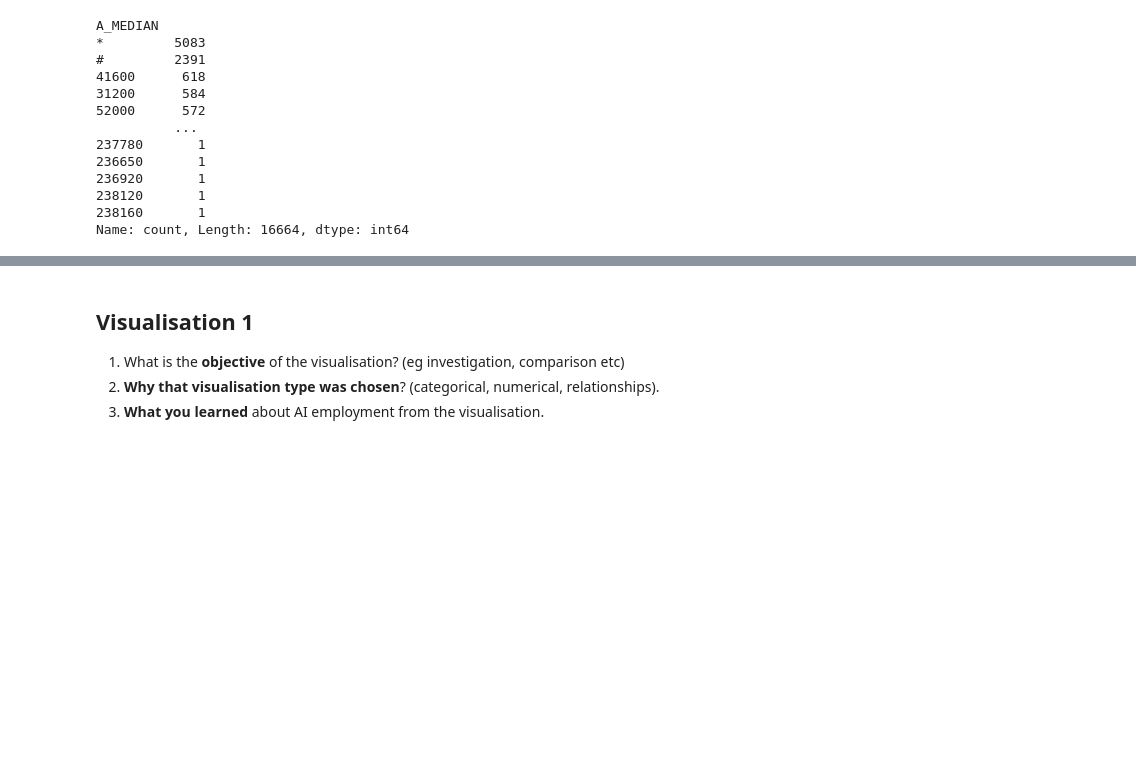
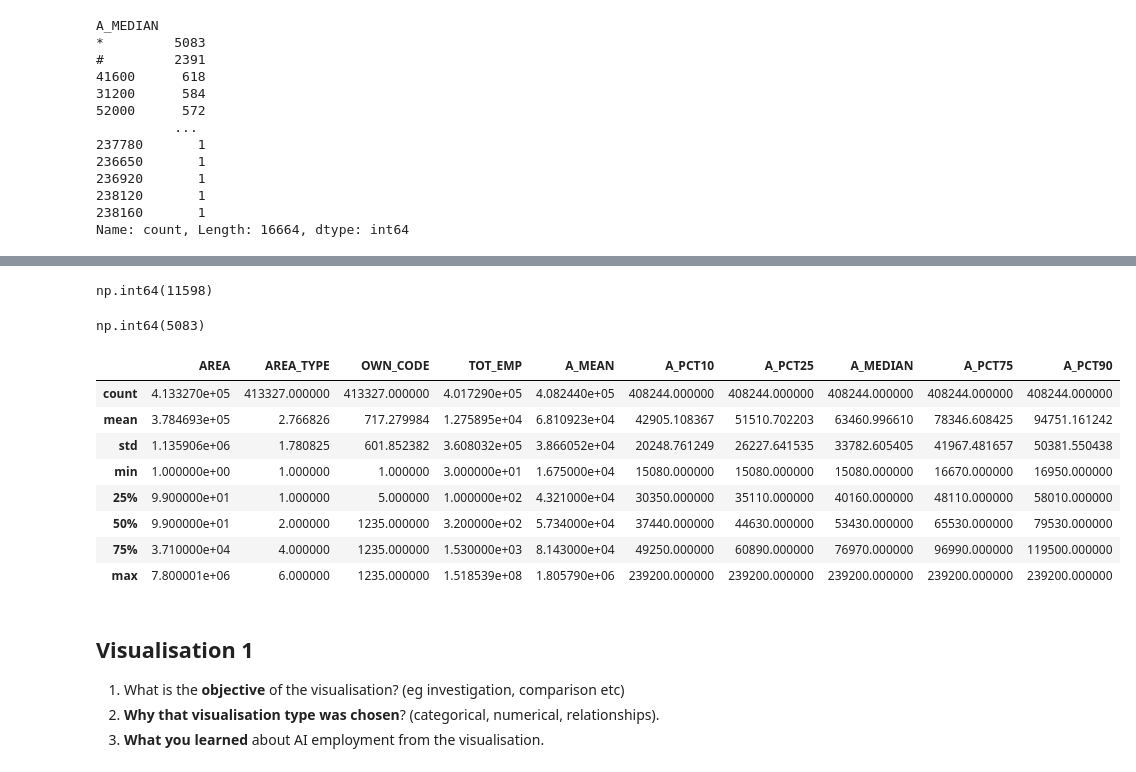
Before and after one commit to BarbSouza/data-visualisation, a Jupyter notebook: data-visualisation.ipynb, the cells around one changed output, grey strips where cells are left out. Drawn from its saved outputs; the diff is of its cells as text; code cells hidden in the pictures; blank space fills up the shorter version.

Commit message:
Cleaning data: Convert employment and wage columns to numeric

```diff
--- a/data-visualisation.ipynb
+++ b/data-visualisation.ipynb
@@ -19,6 +23,7 @@ dataset =  pd.read_excel("all_data_M_2023.xlsx")
 # %%
 dataset_description = pd.read_excel("all_data_M_2023.xlsx", sheet_name="Field Descriptions")
 # %%
+pd.set_option("display.max_colwidth", None)
 dataset_description
 # %% [output]
 |  | May 2023 OEWS Estimates | Unnamed: 1 | Unnamed: 2 |
@@ -202,0 +234,4 @@ Name: count, Length: 16664, dtype: int64
+# %%
+for col in ["A_MEDIAN", "TOT_EMP", "A_MEAN", "A_PCT10", "A_PCT25", "A_PCT75", "A_PCT90"]:
+    clean[col] = clean[col].replace("#", 239200)
+    clean[col] = pd.to_numeric(clean[col], errors="coerce")
@@ -203,3 +258,23 @@ Name: count, Length: 16664, dtype: int64
+# %%
+clean["TOT_EMP"].isnull().sum()
+# %% [output]
+np.int64(11598)
+# %%
+clean["A_MEDIAN"].isnull().sum()
+# %% [output]
+np.int64(5083)
+# %%
+clean.describe()
+# %% [output]
+|  | AREA | AREA_TYPE | OWN_CODE | TOT_EMP | A_MEAN | A_PCT10 | A_PCT25 | A_MEDIAN | A_PCT75 | A_PCT90 |
+| count | 4.133270e+05 | 413327.000000 | 413327.000000 | 4.017290e+05 | 4.082440e+05 | 408244.000000 | 408244.000000 | 408244.000000 | 408244.000000 | 408244.000000 |
+| mean | 3.784693e+05 | 2.766826 | 717.279984 | 1.275895e+04 | 6.810923e+04 | 42905.108367 | 51510.702203 | 63460.996610 | 78346.608425 | 94751.161242 |
+| std | 1.135906e+06 | 1.780825 | 601.852382 | 3.608032e+05 | 3.866052e+04 | 20248.761249 | 26227.641535 | 33782.605405 | 41967.481657 | 50381.550438 |
+| min | 1.000000e+00 | 1.000000 | 1.000000 | 3.000000e+01 | 1.675000e+04 | 15080.000000 | 15080.000000 | 15080.000000 | 16670.000000 | 16950.000000 |
+| 25% | 9.900000e+01 | 1.000000 | 5.000000 | 1.000000e+02 | 4.321000e+04 | 30350.000000 | 35110.000000 | 40160.000000 | 48110.000000 | 58010.000000 |
+| 50% | 9.900000e+01 | 2.000000 | 1235.000000 | 3.200000e+02 | 5.734000e+04 | 37440.000000 | 44630.000000 | 53430.000000 | 65530.000000 | 79530.000000 |
+| 75% | 3.710000e+04 | 4.000000 | 1235.000000 | 1.530000e+03 | 8.143000e+04 | 49250.000000 | 60890.000000 | 76970.000000 | 96990.000000 | 119500.000000 |
+| max | 7.800001e+06 | 6.000000 | 1235.000000 | 1.518539e+08 | 1.805790e+06 | 239200.000000 | 239200.000000 | 239200.000000 | 239200.000000 | 239200.000000 |
 # %% [markdown]
 ## Visualisation 1
 1. What is the **objective** of the visualisation? (eg investigation, comparison etc)
```
Also changed, not shown: parts of 21 cells of this notebook.
